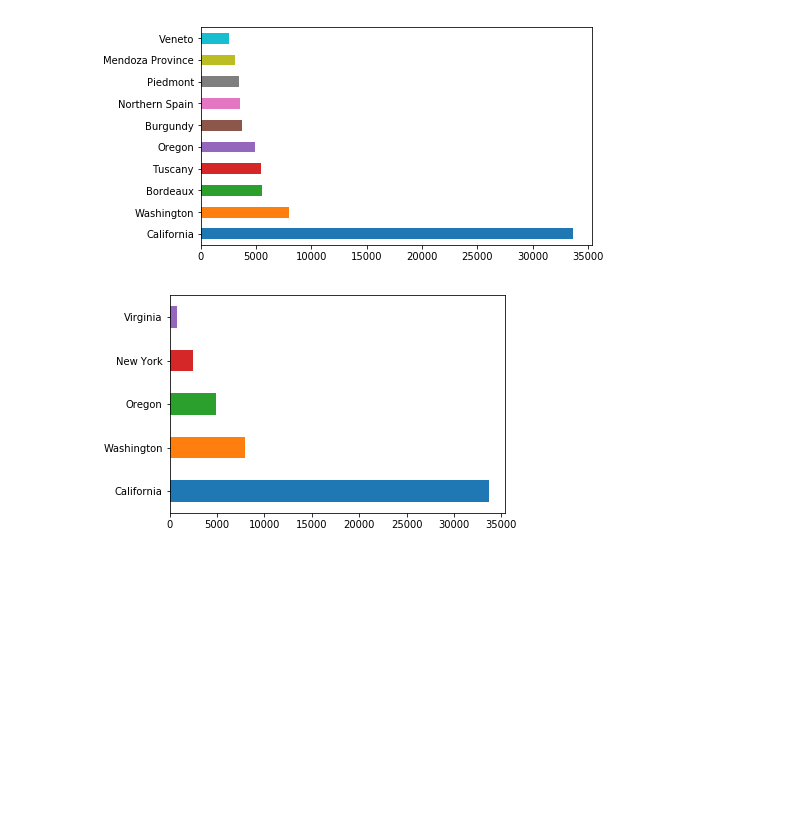
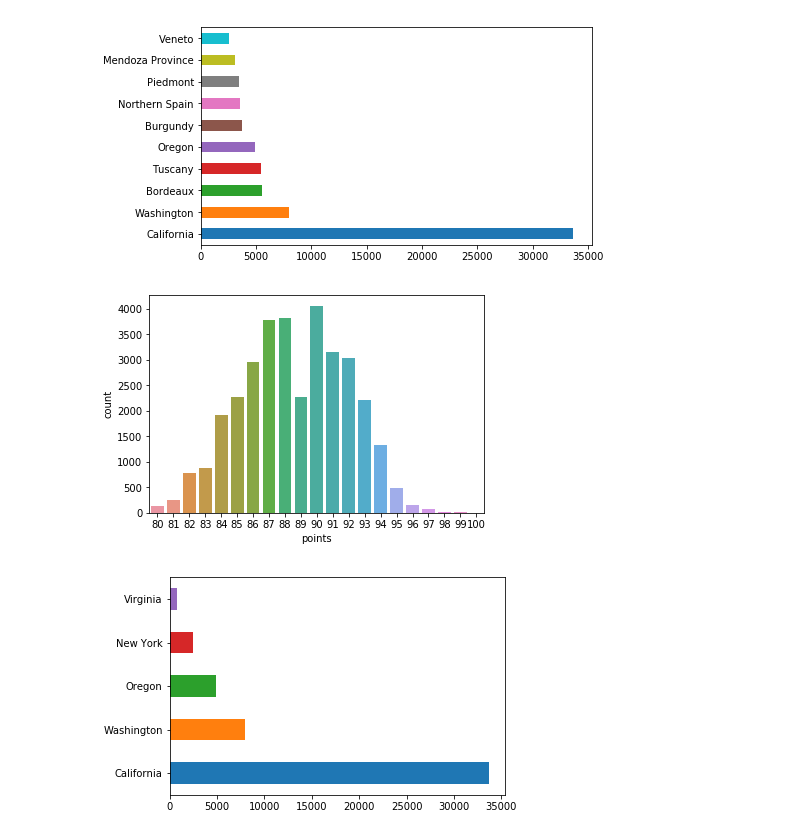
Before and after one commit to BLouie2/GA-ClassProjects, a Jupyter notebook: Wine - Final Project.ipynb, the cells around one changed output. Saved outputs shown, nothing was run; the diff lists cells and outputs as text; code cells hidden in the pictures; blank space fills up the shorter version.

```diff
--- a/Wine - Final Project.ipynb
+++ b/Wine - Final Project.ipynb
@@ -87,6 +106,11 @@ wine['province'].value_counts()[:10].plot(kind='barh',figsize=(7,4))
 plt.show()
 # %% [output]
 [figure]
+# %%
+sns.countplot(data = wine[wine['province'] =='California'], x='points')
+plt.show()
+# %% [output]
+[figure, added]
 # %%
 wine[wine['country']=='US']['province'].value_counts()[:5].plot(kind='barh')
 plt.show()
```
Also changed, not shown: parts of 14 cells of this notebook.
